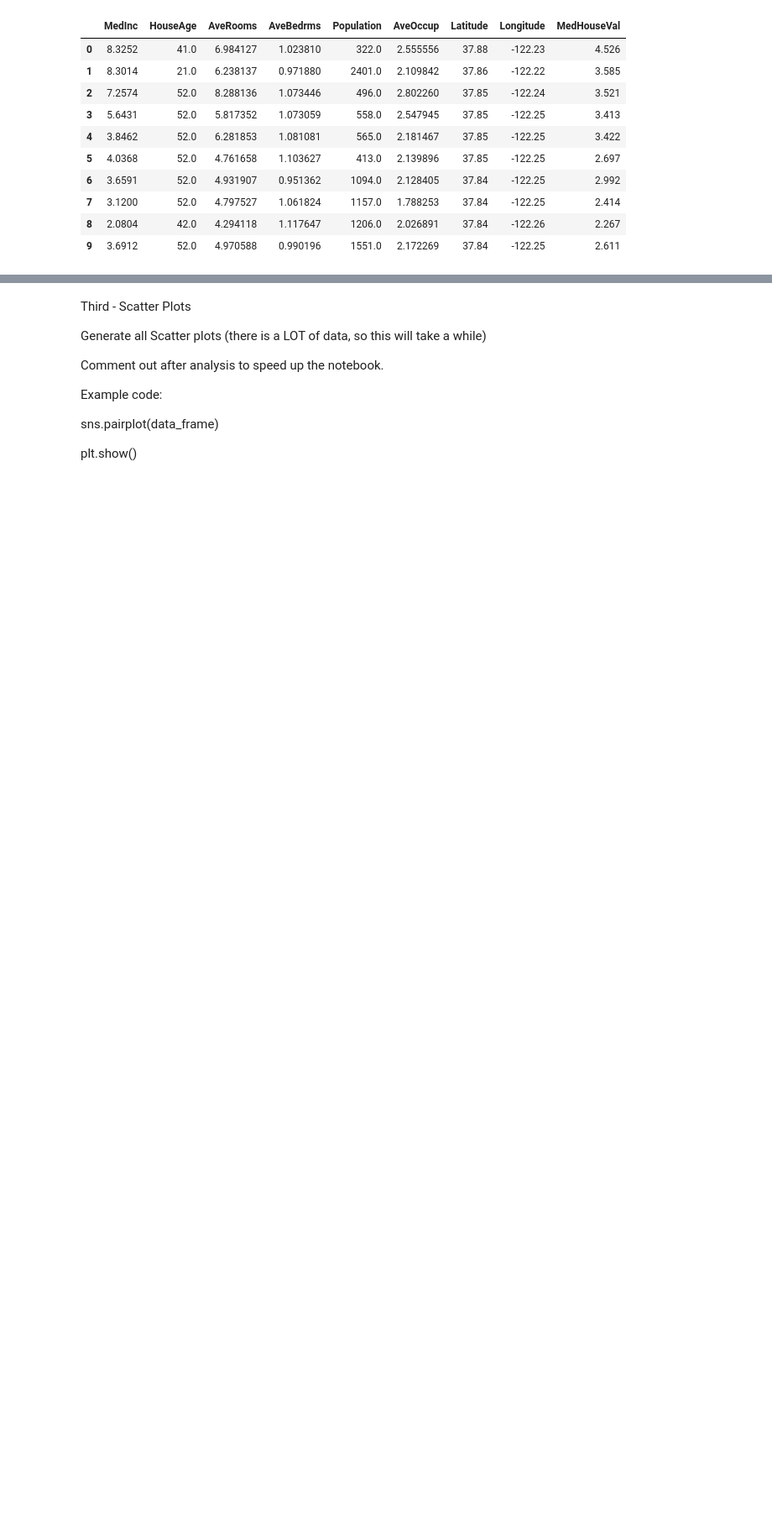
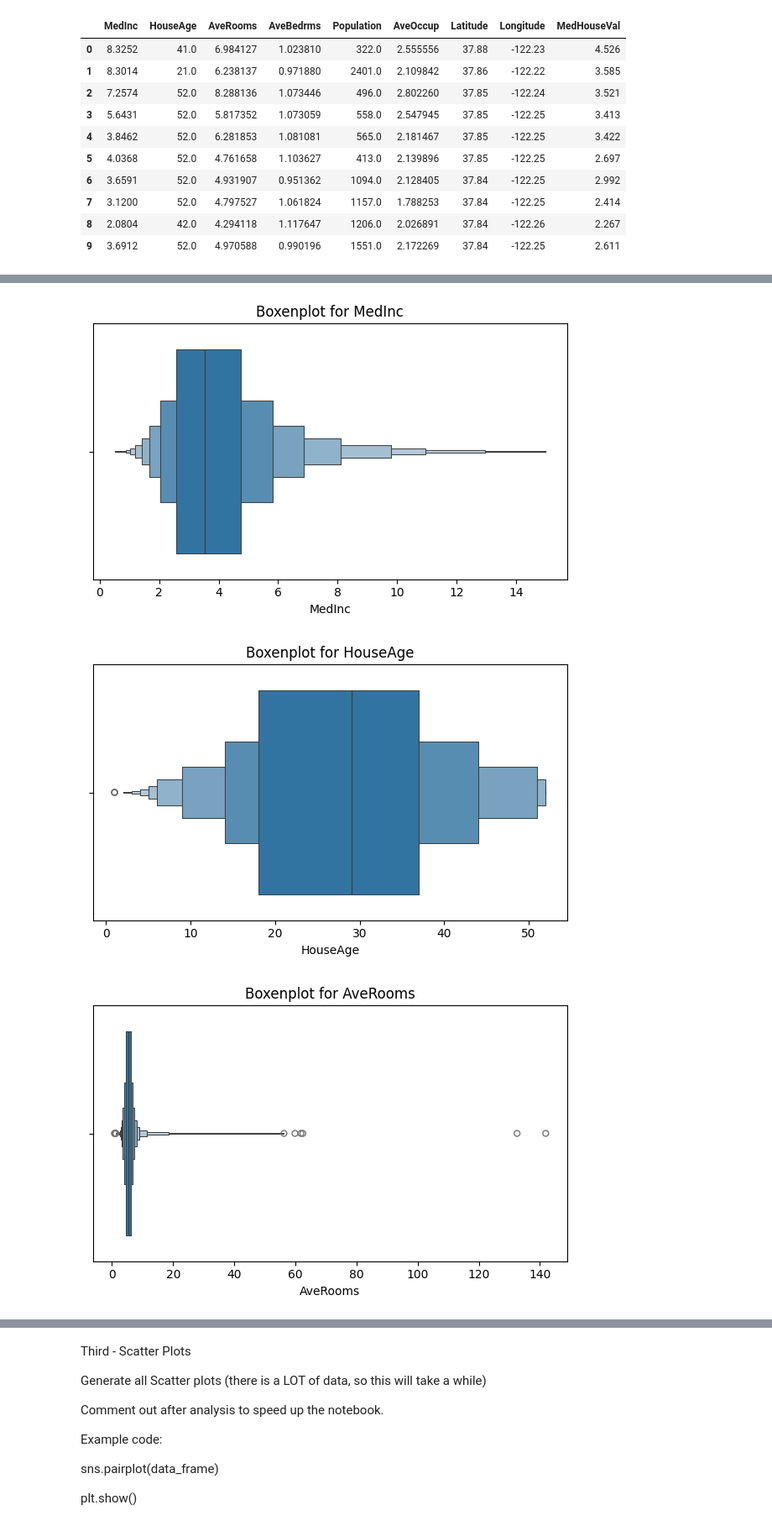
Before and after one commit to Bdowdle4/applied-ml-dowdle, a Jupyter notebook: lab01/ml01.ipynb, the cells around one changed output, grey strips where cells are left out. Shown at 84% size. Drawn from its saved outputs; the diff is of its cells as text; code cells hidden in the pictures; blank space fills up the shorter version.

```diff
--- a/lab01/ml01.ipynb
+++ b/lab01/ml01.ipynb
@@ -154,0 +156,13 @@ for column in data_frame.columns:
+# %%
+# Generate histograms for all numerical columns with 30 bins
+for column in df.columns:
+    plt.figure(figsize=(6, 4))
+    sns.boxenplot(x=df[column])
+    plt.title(f"Boxenplot for {column}")
+    plt.tight_layout()  # Adjust the layout to avoid overlap
+    # Show the plot
+    plt.show()
+# %% [output]
+[figure, added]
+[figure, added]
+[figure, added]
```
Also changed, not shown: parts of 13 cells of this notebook.
